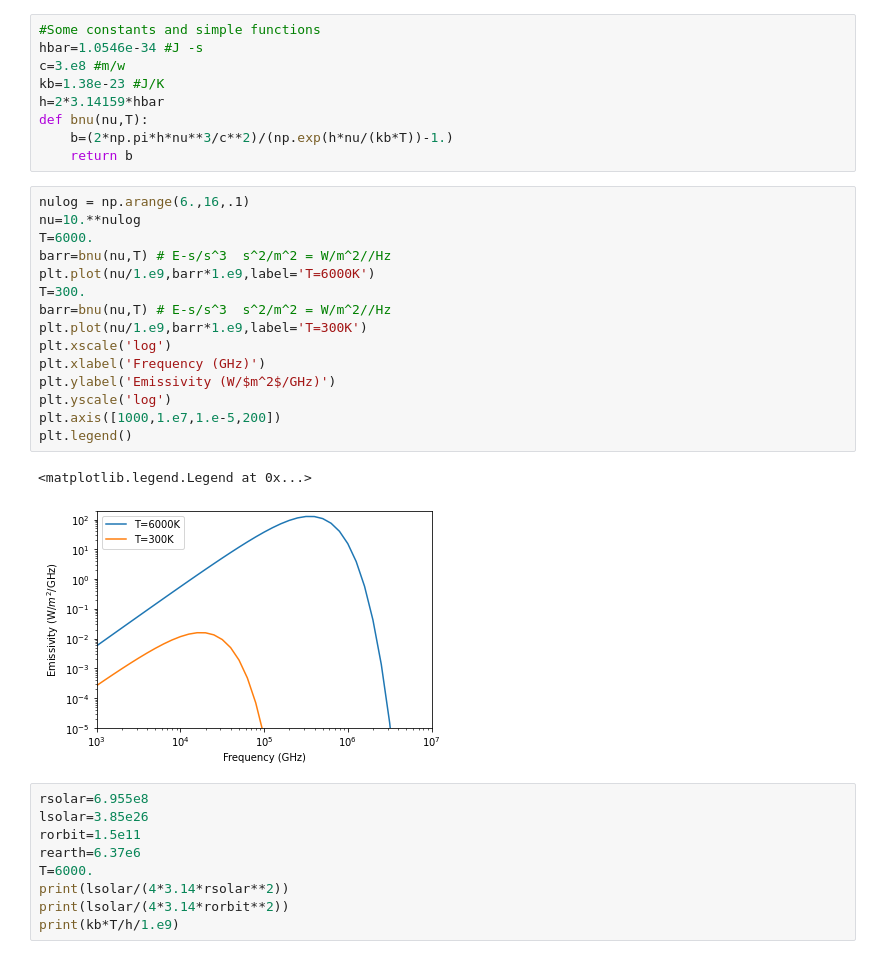
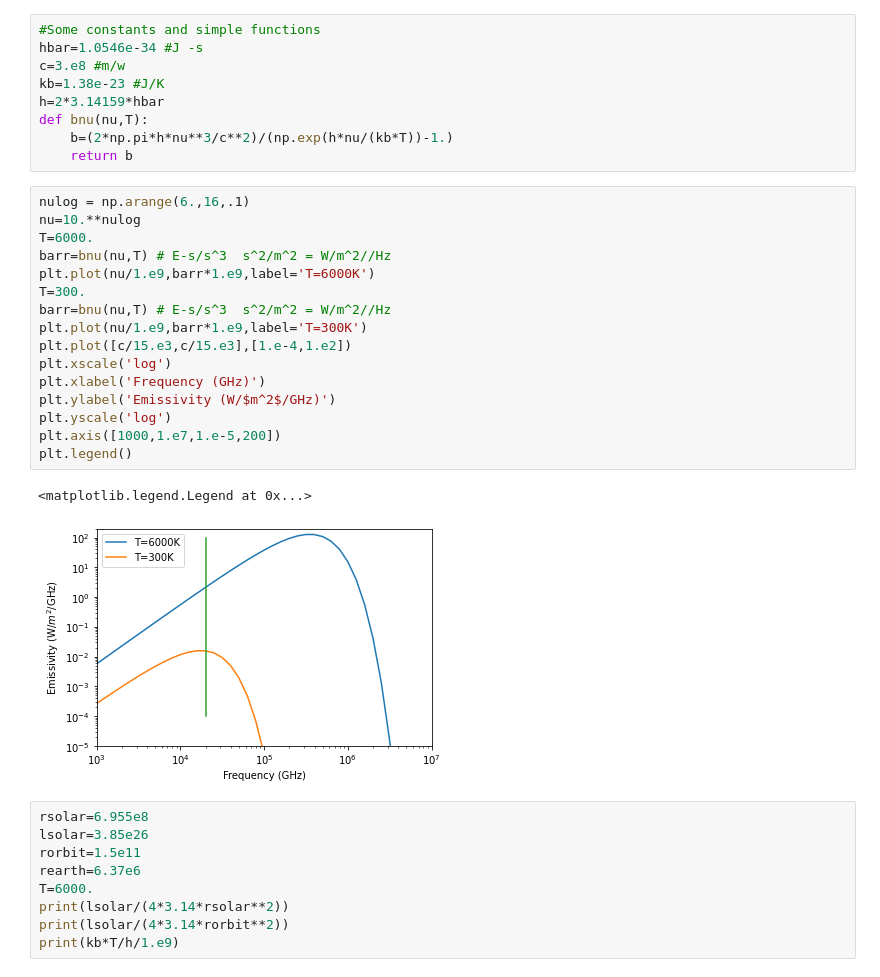
Before and after one commit to dodelson/Physics-of-Energy, a Jupyter notebook: Code/RadiativeTransfer.ipynb, the cells around one changed output. Cells and saved outputs as stored; diff of their text form.

```diff
--- a/Code/RadiativeTransfer.ipynb
+++ b/Code/RadiativeTransfer.ipynb
@@ -23,21 +23,22 @@ def bnu(nu,T):
 # %%
 nulog = np.arange(6.,16,.1)
 nu=10.**nulog
 T=6000.
 barr=bnu(nu,T) # E-s/s^3  s^2/m^2 = W/m^2//Hz
 plt.plot(nu/1.e9,barr*1.e9,label='T=6000K')
 T=300.
 barr=bnu(nu,T) # E-s/s^3  s^2/m^2 = W/m^2//Hz
 plt.plot(nu/1.e9,barr*1.e9,label='T=300K')
+plt.plot([c/15.e3,c/15.e3],[1.e-4,1.e2])
 plt.xscale('log')
 plt.xlabel('Frequency (GHz)')
 plt.ylabel('Emissivity (W/$m^2$/GHz)')
 plt.yscale('log')
 plt.axis([1000,1.e7,1.e-5,200])
 plt.legend()
 # %% [output]
 <matplotlib.legend.Legend at 0x...>
-[figure, old version]
+[figure, new version]
 # %%
 rsolar=6.955e8
 lsolar=3.85e26
```
